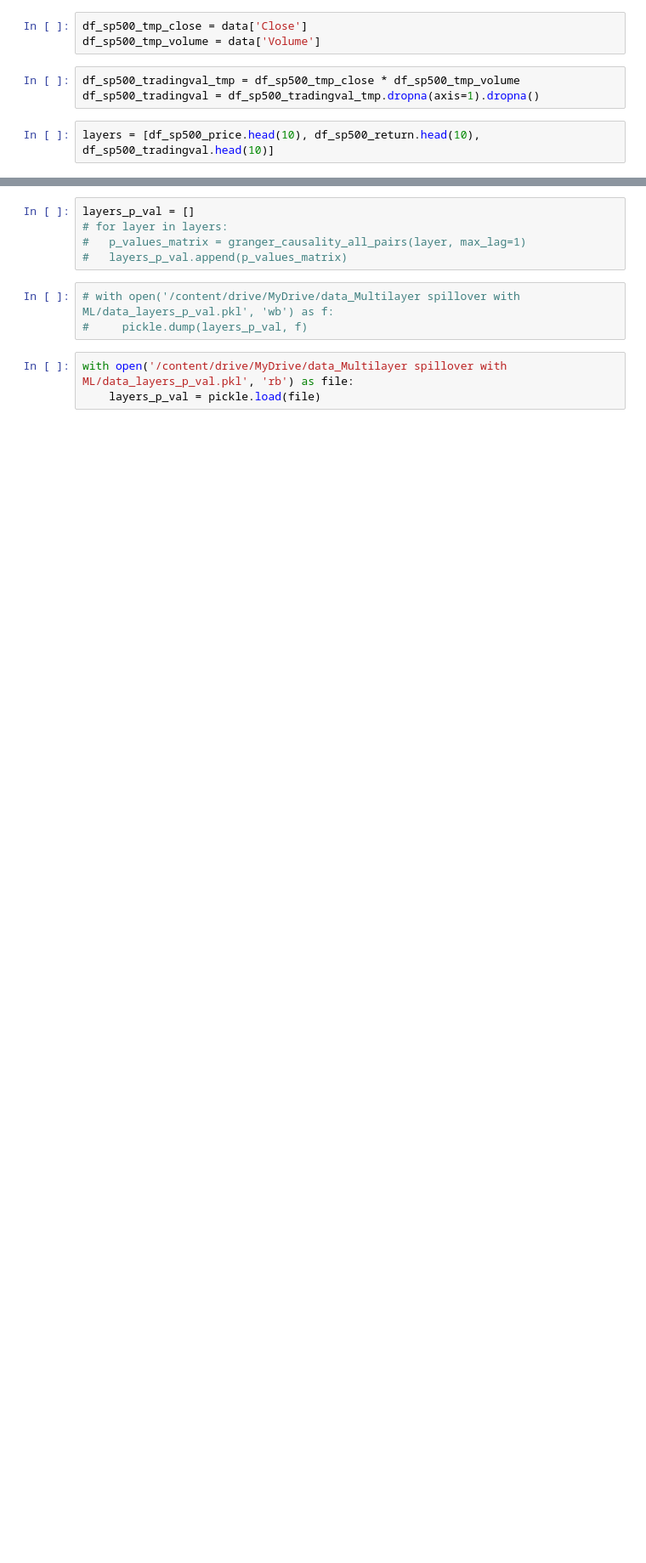
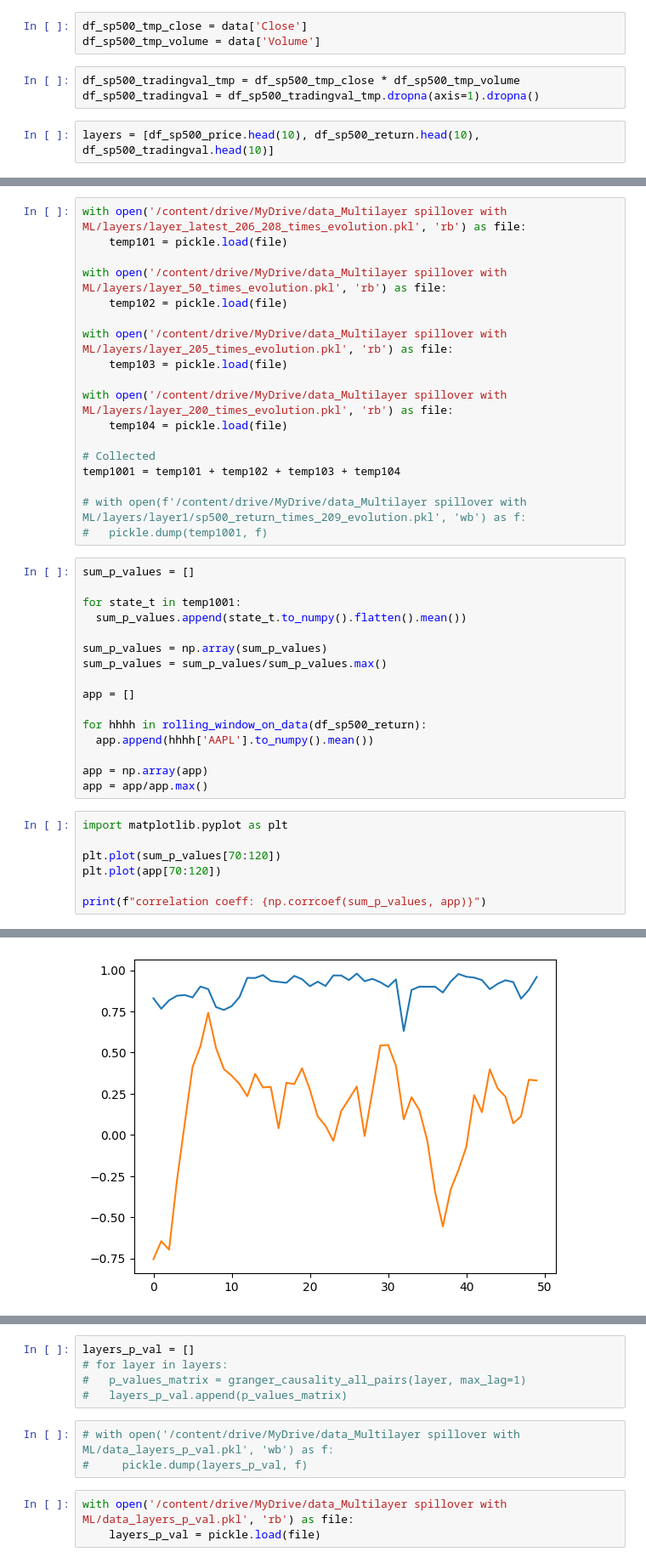
Before and after one commit to mahdikohan/complexityEconomics, a Jupyter notebook: Multilayer network market/Multilayer_spillover_with_ML.ipynb, the cells around one changed output, grey strips where cells are left out. Shown at 85% size. Drawn from its saved outputs; the diff is of its cells as text; blank space fills up the shorter version.

Commit message:
calculated timeseries of return graph (matrix)

```diff
--- a/Multilayer network market/Multilayer_spillover_with_ML.ipynb
+++ b/Multilayer network market/Multilayer_spillover_with_ML.ipynb
@@ -88,0 +134,42 @@ def granger_causality_all_pairs(df, max_lag=[1]):
+# %%
+with open('/content/drive/MyDrive/data_Multilayer spillover with ML/layers/layer_latest_206_208_times_evolution.pkl', 'rb') as file:
+    temp101 = pickle.load(file)
+
+with open('/content/drive/MyDrive/data_Multilayer spillover with ML/layers/layer_50_times_evolution.pkl', 'rb') as file:
+    temp102 = pickle.load(file)
+
+with open('/content/drive/MyDrive/data_Multilayer spillover with ML/layers/layer_205_times_evolution.pkl', 'rb') as file:
+    temp103 = pickle.load(file)
+
+with open('/content/drive/MyDrive/data_Multilayer spillover with ML/layers/layer_200_times_evolution.pkl', 'rb') as file:
+    temp104 = pickle.load(file)
+
+# Collected
+temp1001 = temp101 + temp102 + temp103 + temp104
+
+# with open(f'/content/drive/MyDrive/data_Multilayer spillover with ML/layers/layer1/sp500_return_times_209_evolution.pkl', 'wb') as f:
+#   pickle.dump(temp1001, f)
+# %%
+sum_p_values = []
+
+for state_t in temp1001:
+  sum_p_values.append(state_t.to_numpy().flatten().mean())
+
+sum_p_values = np.array(sum_p_values)
+sum_p_values = sum_p_values/sum_p_values.max()
+
+app = []
+
+for hhhh in rolling_window_on_data(df_sp500_return):
+  app.append(hhhh['AAPL'].to_numpy().mean())
+
+app = np.array(app)
+app = app/app.max()
+# %%
+import matplotlib.pyplot as plt
+
+plt.plot(sum_p_values[70:120])
+plt.plot(app[70:120])
+
+print(f"correlation coeff: {np.corrcoef(sum_p_values, app)}")
+# %% [output]
@@ -88,0 +178 @@ def granger_causality_all_pairs(df, max_lag=[1]):
+[figure, added]
```
Also changed, not shown: parts of 33 cells of this notebook.
